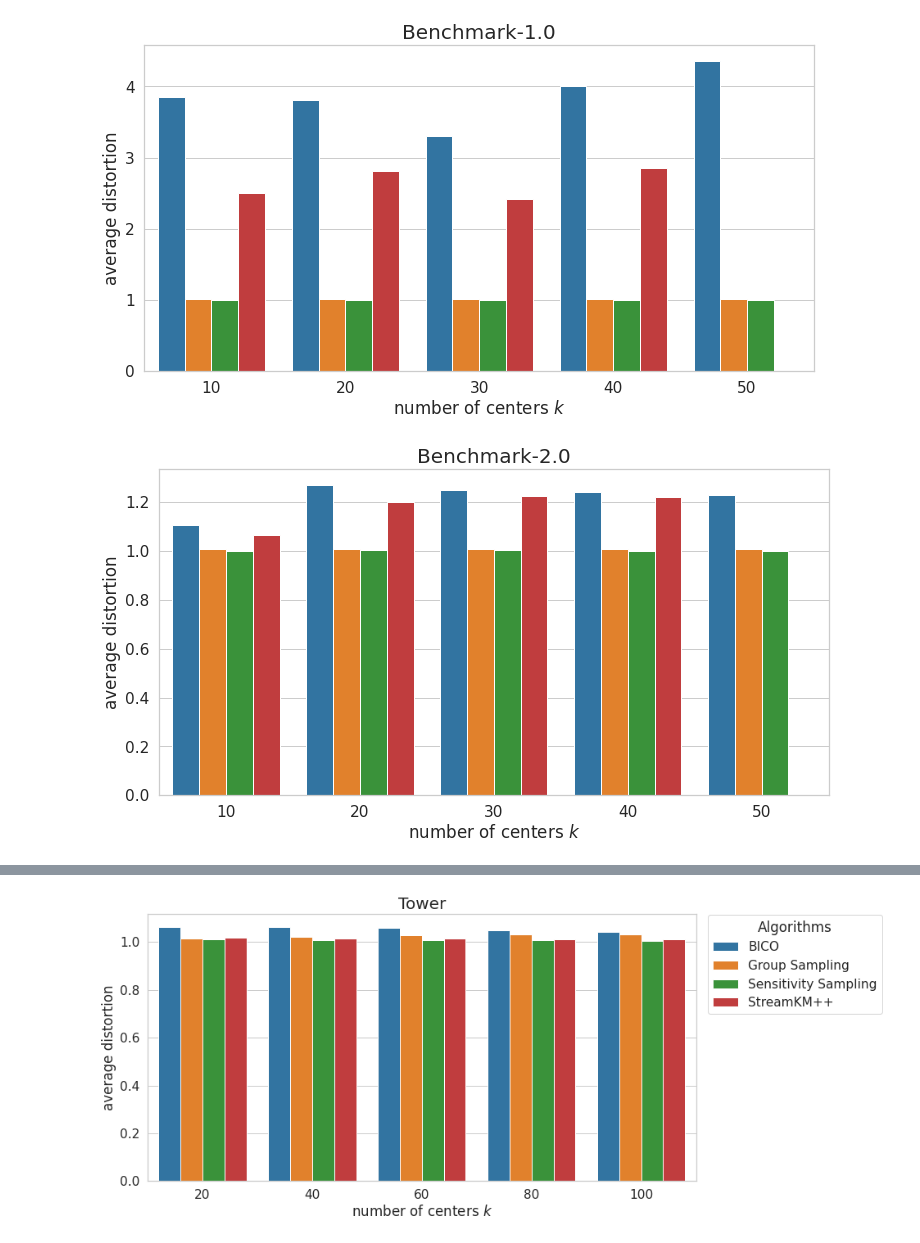
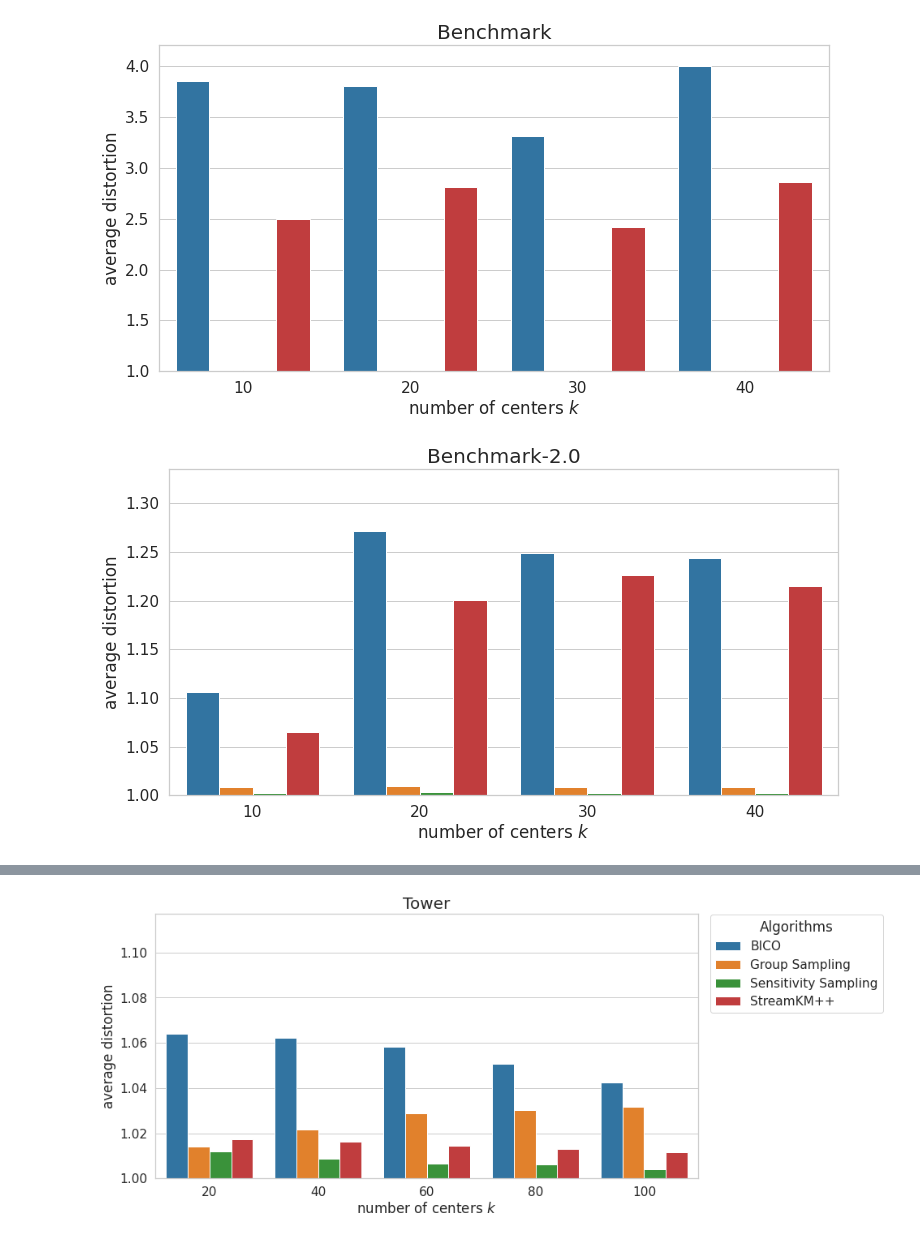
Before and after one commit to sheikhomar/coresets-bench, a Jupyter notebook: pynb/11-combined-results.ipynb, the cells around one changed output, grey strips where cells are left out. Saved outputs shown, nothing was run; the diff lists cells and outputs as text; code cells hidden in the pictures.

```diff
--- a/pynb/11-combined-results.ipynb
+++ b/pynb/11-combined-results.ipynb
@@ -44,7 +44,7 @@ def get_dataset_print_name(run_info):
         "covertype": "Covertype",
         "covertypelowd": "Covertype+PCA",
         "tower": "Tower",
-        "hardinstanceb1": "Benchmark-1.0",
+        "hardinstanceb1": "Benchmark",
         "hardinstanceb2": "Benchmark-2.0",
     }
     if run_info.dataset in d:
@@ -56,10 +56,12 @@ def get_costs(file_paths):
     costs = []
     for index, run_file_path in enumerate(file_paths):
         run_info = RunInfo.load_json(run_file_path)
+        if "hardinstance" in run_info.dataset and run_info.k > 40:
+            continue
         real_cost = load_cost_from_file(run_file_path.parent / "real_cost.txt")
         coreset_cost = load_cost_from_file(run_file_path.parent / "coreset_cost.txt")
         distortion = None
-        if real_cost is not None or coreset_cost is not None:
+        if real_cost is not None and coreset_cost is not None:
             distortion = max(float(real_cost/coreset_cost), float(coreset_cost/real_cost))
         costs.append({
             "dataset": get_dataset_print_name(run_info),
@@ -204,18 +197,19 @@ Average Running Times
 # %%
 with sns.plotting_context("notebook", font_scale=1.4):
     for dataset in df_aggr_costs.dataset.unique():
         is_tower = dataset == "Tower"
         df_filtered = df_aggr_costs[df_aggr_costs.dataset == dataset]
         fig, ax = plt.subplots(figsize=(12, 6))
         sns.barplot(data=df_filtered, x="k", y="distortion_mean", hue="algorithm", ax=ax, palette=sns.color_palette("tab10"))
         ax.set_title(f"{dataset}", fontdict={"size": 20})
         ax.set_ylabel("average distortion")
         ax.set_xlabel("number of centers $k$")
+        ax.set_ylim(bottom=1)
         if is_tower:
             ax.legend(title='Algorithms', bbox_to_anchor=(1.01, 1.02), loc='upper left')
         else:
             ax.get_legend().remove()
-        fig.savefig(f"figures/results-{dataset}.pdf", bbox_inches="tight")
+        fig.savefig(f"figures/distortions-{dataset}.pdf", bbox_inches="tight")
 # %% [output]
-[figure, old version]
+[figure, new version]
-[figure, old version]
+[figure, new version]
@@ -226 +220 @@ with sns.plotting_context("notebook", font_scale=1.4):
-[figure, old version]
+[figure, new version]
```
Also changed, not shown: parts of 7 cells of this notebook, 1 other file.
